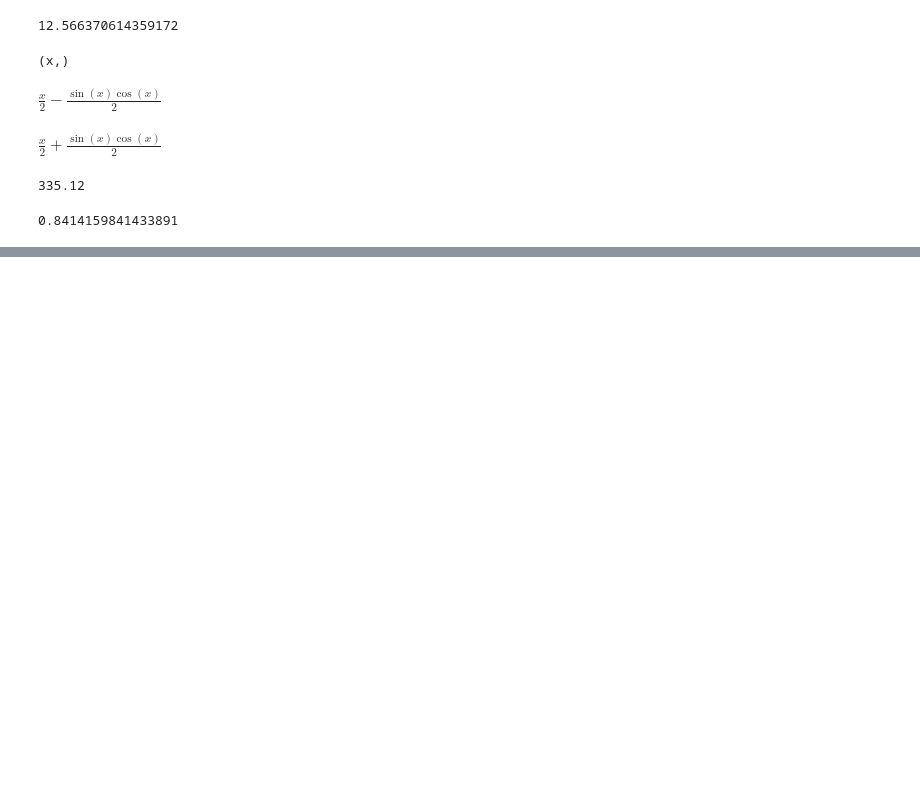
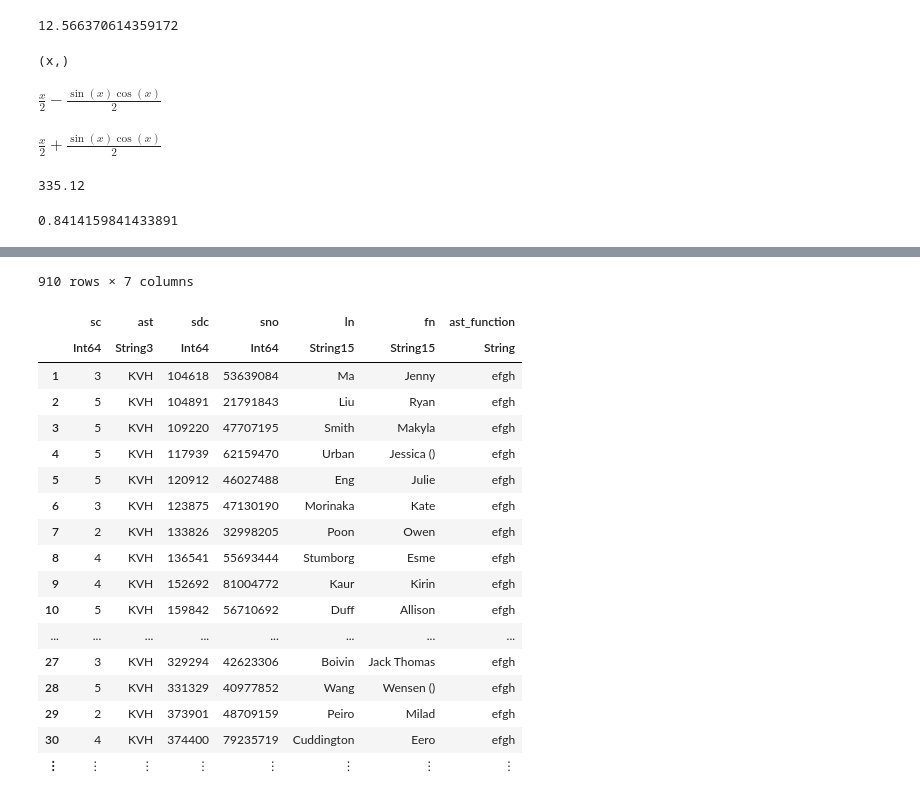
Before and after one commit to evaristegalois/binder-4233, a Jupyter notebook: julia/sk-2562.ipynb, the cells around one changed output, grey strips where cells are left out. Drawn from its saved outputs; the diff is of its cells as text; code cells hidden in the pictures; blank space fills up the shorter version.

```diff
--- a/julia/sk-2562.ipynb
+++ b/julia/sk-2562.ipynb
@@ -88,0 +139,2 @@ $\frac{x}{2} + \frac{\sin{\left(x \right)} \cos{\left(x \right)}}{2}$
+# %%
+q1=DataFrame(CSV.File("./csv/quiz.csv"))
@@ -88,0 +236,2 @@ $\frac{x}{2} + \frac{\sin{\left(x \right)} \cos{\left(x \right)}}{2}$
+# %%
+q2=q1
@@ -88,0 +258,22 @@ $\frac{x}{2} + \frac{\sin{\left(x \right)} \cos{\left(x \right)}}{2}$
+# %%
+transform(q2,1,:ast => (ast -> ifelse(ast == "KVH","abcd","efgh")))
+# %% [output]
+910 rows × 7 columns
+|  | sc | ast | sdc | sno | ln | fn | ast_function |
+|  | Int64 | String3 | Int64 | Int64 | String15 | String15 | String |
+| 1 | 3 | KVH | 104618 | 53639084 | Ma | Jenny | efgh |
+| 2 | 5 | KVH | 104891 | 21791843 | Liu | Ryan | efgh |
+| 3 | 5 | KVH | 109220 | 47707195 | Smith | Makyla | efgh |
+| 4 | 5 | KVH | 117939 | 62159470 | Urban | Jessica () | efgh |
+| 5 | 5 | KVH | 120912 | 46027488 | Eng | Julie | efgh |
+| 6 | 3 | KVH | 123875 | 47130190 | Morinaka | Kate | efgh |
+| 7 | 2 | KVH | 133826 | 32998205 | Poon | Owen | efgh |
+| 8 | 4 | KVH | 136541 | 55693444 | Stumborg | Esme | efgh |
+| 9 | 4 | KVH | 152692 | 81004772 | Kaur | Kirin | efgh |
+| 10 | 5 | KVH | 159842 | 56710692 | Duff | Allison | efgh |
+| ... | ... | ... | ... | ... | ... | ... | ... |
+| 27 | 3 | KVH | 329294 | 42623306 | Boivin | Jack Thomas | efgh |
+| 28 | 5 | KVH | 331329 | 40977852 | Wang | Wensen () | efgh |
+| 29 | 2 | KVH | 373901 | 48709159 | Peiro | Milad | efgh |
+| 30 | 4 | KVH | 374400 | 79235719 | Cuddington | Eero | efgh |
+| ⋮ | ⋮ | ⋮ | ⋮ | ⋮ | ⋮ | ⋮ | ⋮ |
```
Also changed, not shown: parts of 12 cells of this notebook.
